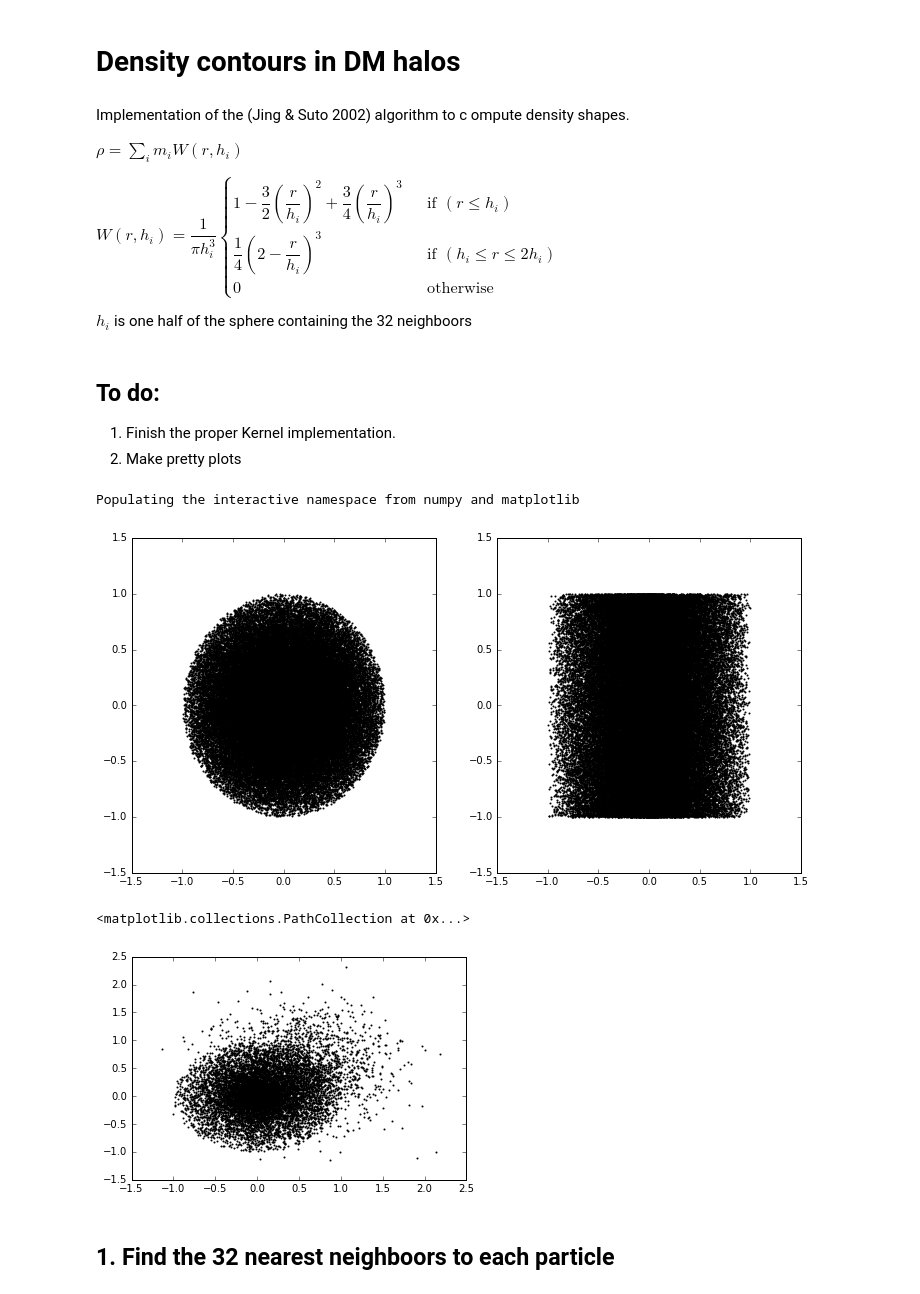
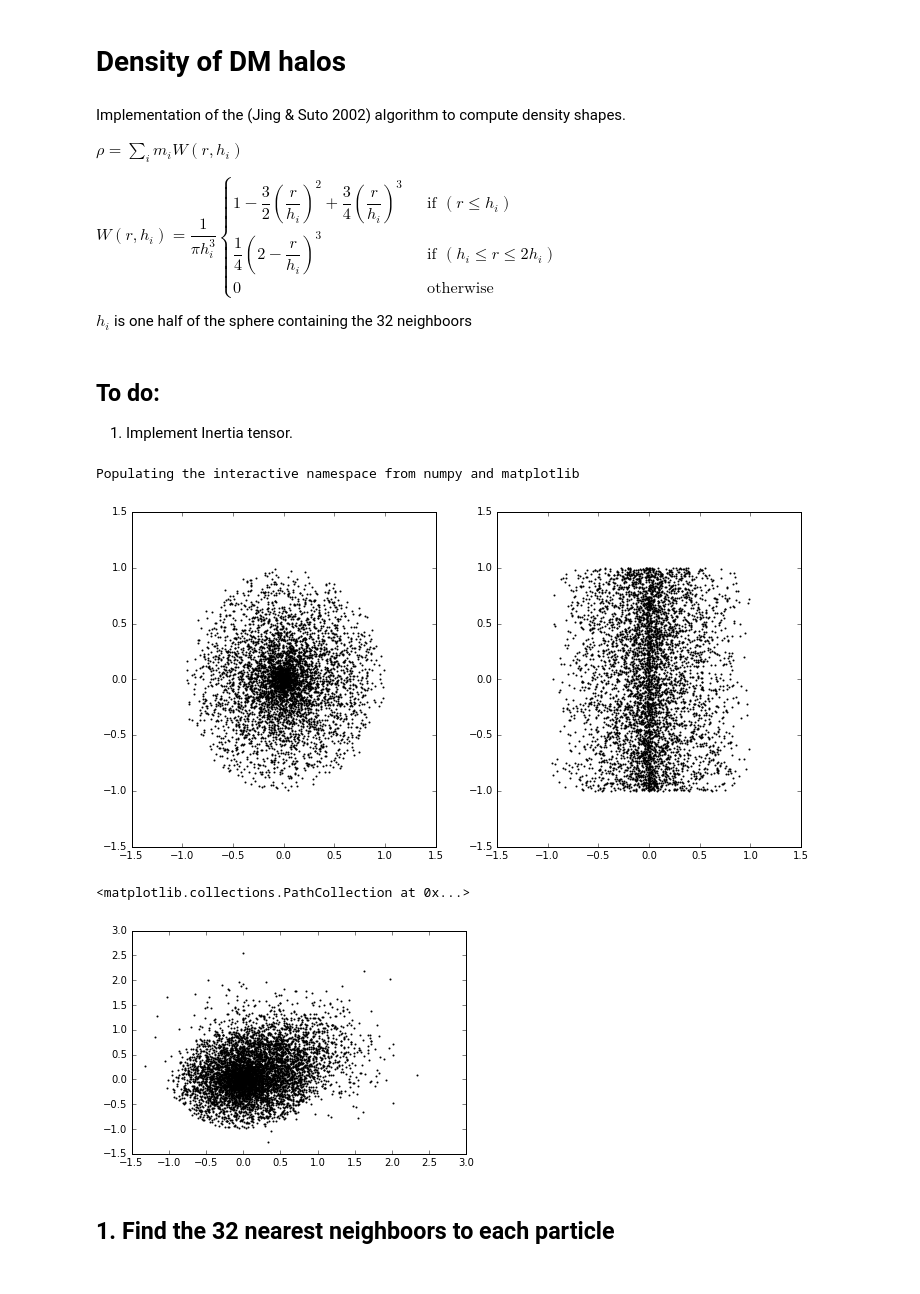
Before and after one commit to jngaravitoc/shapes, a Jupyter notebook: Density.ipynb, the cells around one changed output. Cells and saved outputs as stored; diff of their text form; code cells hidden in the pictures.

Commit message:
density plots organized nitebooks

```diff
--- a/Density.ipynb
+++ b/Density.ipynb
@@ -1,7 +1,7 @@
 # %% [markdown]
-# Density contours in DM halos
+# Density of DM halos
 # %% [markdown]
-Implementation of the (Jing & Suto 2002) algorithm to c ompute density shapes.
+Implementation of the (Jing & Suto 2002) algorithm to compute density shapes.
 
 
 $\rho = \sum_{i} m_i W(r, h_i)$
@@ -15,11 +15,10 @@ $ W(r, h_i) = \dfrac{1}{\pi h_i^3} \begin{cases}
 
 
   $h_i$ is one half of the sphere containing the 32 neighboors
-# %% [markdown]
-## To do:
-
-1. Finish the proper Kernel implementation.
-2. Make pretty plots
+# %% [markdown]
+## To do:
+
+1. Implement Inertia tensor.
 # %%
 %pylab inline
 from sklearn.neighbors import KDTree
@@ -29,22 +28,24 @@ import matplotlib as mpl
 # %% [output]
 Populating the interactive namespace from numpy and matplotlib
 # %%
+# Test particles to play with
 figure(figsize=(12, 6))
-n_particles = 100000
+n_particles = 5000
 phi = random.rand(n_particles) * 2*pi
 theta = random.rand(n_particles) * 2 - 1
 R = random.rand(n_particles)
 X = R * sin(phi) * sin(arccos(theta))
 Y = R * cos(phi) * sin(arccos(theta))
 Z = random.rand(n_particles) * 2 - 1
 plt.subplot(1, 2, 1)
 scatter(X, Y, s=1)
 plt.subplot(1, 2, 2)
 scatter(X, Z, s=1)
 M = random.rand(n_particles) * 10
 # %% [output]
-[figure, old version]
+[figure, new version]
 # %%
+
 x1 = np.random.normal(0.5, 0.5, 2000)
 y1 = np.random.normal(0.5, 0.5, 2000)
 z1 = np.zeros(2000)
@@ -56,7 +57,7 @@ Z1 = np.concatenate((Z, z1))
 scatter(X1, Y1, s=1)
 # %% [output]
 <matplotlib.collections.PathCollection at 0x...>
-[figure, old version]
+[figure, new version]
 # %% [markdown]
 ## 1. Find the 32 nearest neighboors to each particle
 # %%
```
Also changed, not shown: parts of 5 cells of this notebook.
